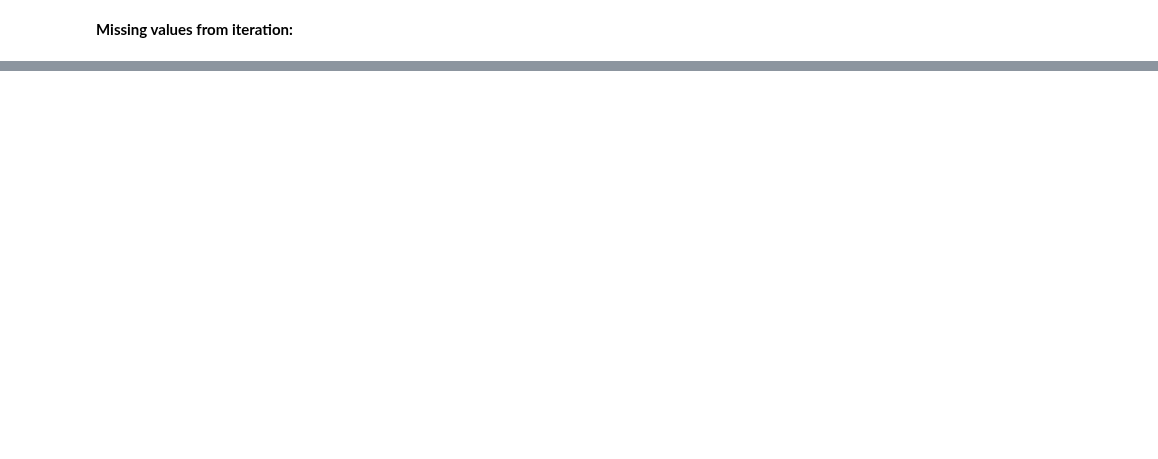
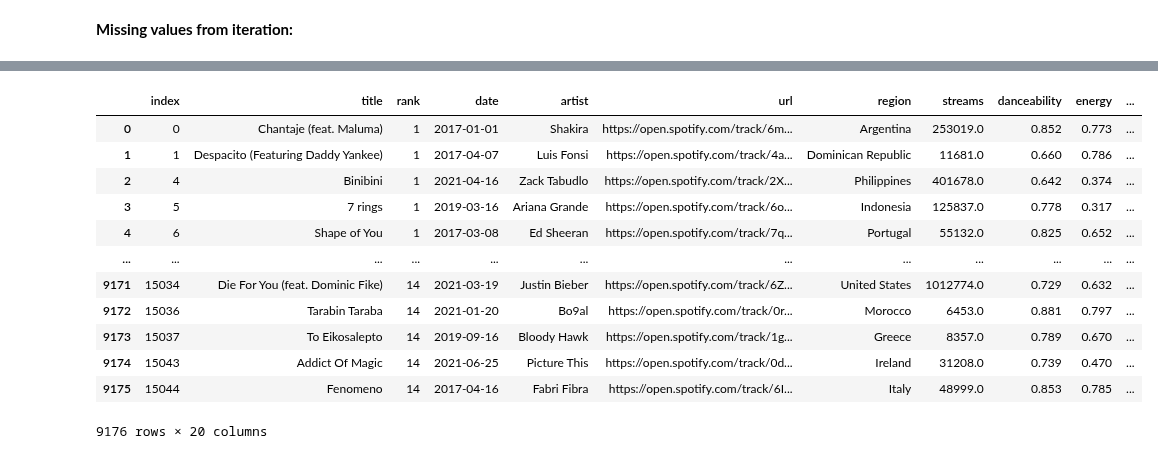
Before and after one commit to HolmQ84/DataScience-ExamProject, a Jupyter notebook: DataScience-SongManagement/JupyterNotebook/Combining song feature to the cleaned dataset(P).ipynb, the cells around one changed output, grey strips where cells are left out. Cells and saved outputs as stored; diff of their text form; code cells hidden in the pictures; blank space fills up the shorter version.

```diff
--- a/DataScience-SongManagement/JupyterNotebook/Combining song feature to the cleaned dataset(P).ipynb
+++ b/DataScience-SongManagement/JupyterNotebook/Combining song feature to the cleaned dataset(P).ipynb
@@ -228,0 +333,18 @@ new_data.columns[1]
+# %%
+df_with_genre = df_with_genre[df_with_genre['genre'] != '']
+# %%
+df_with_genre.reset_index()
+# %% [output]
+|  | index | title | rank | date | artist | url | region | streams | danceability | energy | ... |
+| 0 | 0 | Chantaje (feat. Maluma) | 1 | 2017-01-01 | Shakira | https://open.spotify.com/track/6m... | Argentina | 253019.0 | 0.852 | 0.773 | ... |
+| 1 | 1 | Despacito (Featuring Daddy Yankee) | 1 | 2017-04-07 | Luis Fonsi | https://open.spotify.com/track/4a... | Dominican Republic | 11681.0 | 0.660 | 0.786 | ... |
+| 2 | 4 | Binibini | 1 | 2021-04-16 | Zack Tabudlo | https://open.spotify.com/track/2X... | Philippines | 401678.0 | 0.642 | 0.374 | ... |
+| 3 | 5 | 7 rings | 1 | 2019-03-16 | Ariana Grande | https://open.spotify.com/track/6o... | Indonesia | 125837.0 | 0.778 | 0.317 | ... |
+| 4 | 6 | Shape of You | 1 | 2017-03-08 | Ed Sheeran | https://open.spotify.com/track/7q... | Portugal | 55132.0 | 0.825 | 0.652 | ... |
+| ... | ... | ... | ... | ... | ... | ... | ... | ... | ... | ... | ... |
+| 9171 | 15034 | Die For You (feat. Dominic Fike) | 14 | 2021-03-19 | Justin Bieber | https://open.spotify.com/track/6Z... | United States | 1012774.0 | 0.729 | 0.632 | ... |
+| 9172 | 15036 | Tarabin Taraba | 14 | 2021-01-20 | Bo9al | https://open.spotify.com/track/0r... | Morocco | 6453.0 | 0.881 | 0.797 | ... |
+| 9173 | 15037 | To Eikosalepto | 14 | 2019-09-16 | Bloody Hawk | https://open.spotify.com/track/1g... | Greece | 8357.0 | 0.789 | 0.670 | ... |
+| 9174 | 15043 | Addict Of Magic | 14 | 2021-06-25 | Picture This | https://open.spotify.com/track/0d... | Ireland | 31208.0 | 0.739 | 0.470 | ... |
+| 9175 | 15044 | Fenomeno | 14 | 2017-04-16 | Fabri Fibra | https://open.spotify.com/track/6I... | Italy | 48999.0 | 0.853 | 0.785 | ... |
+9176 rows × 20 columns
```
Also changed, not shown: parts of 20 cells of this notebook, 4 other files.
